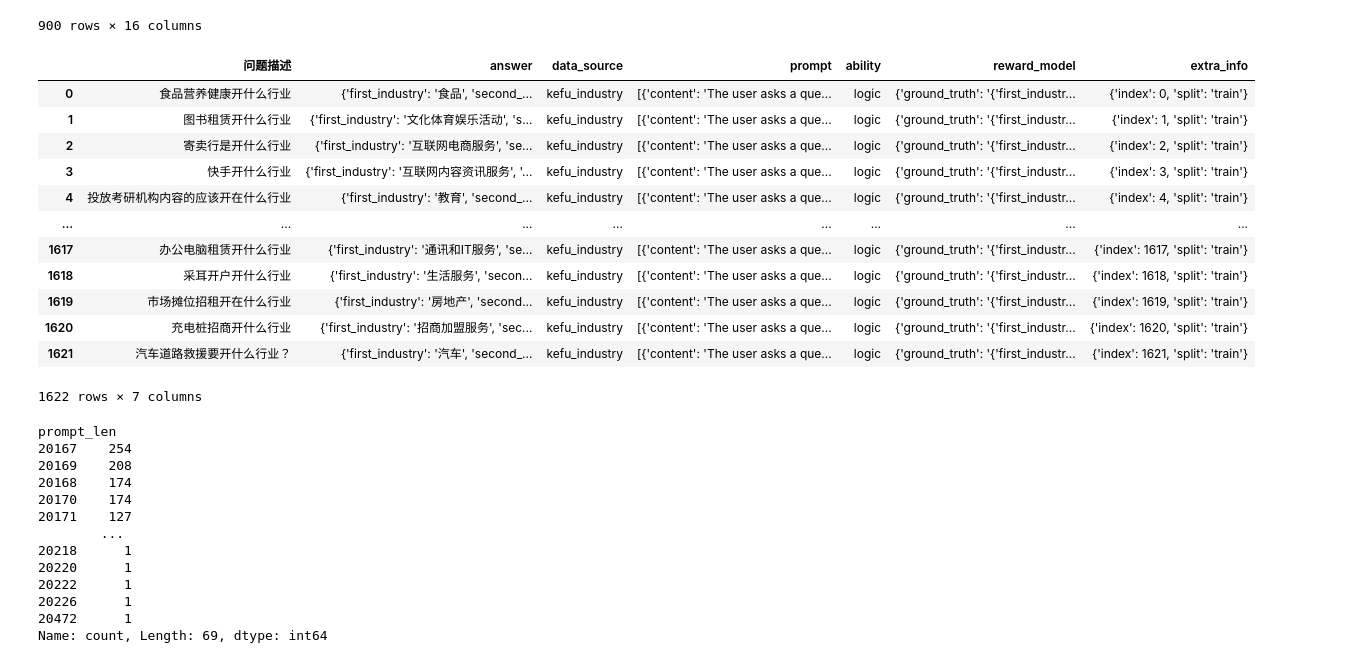
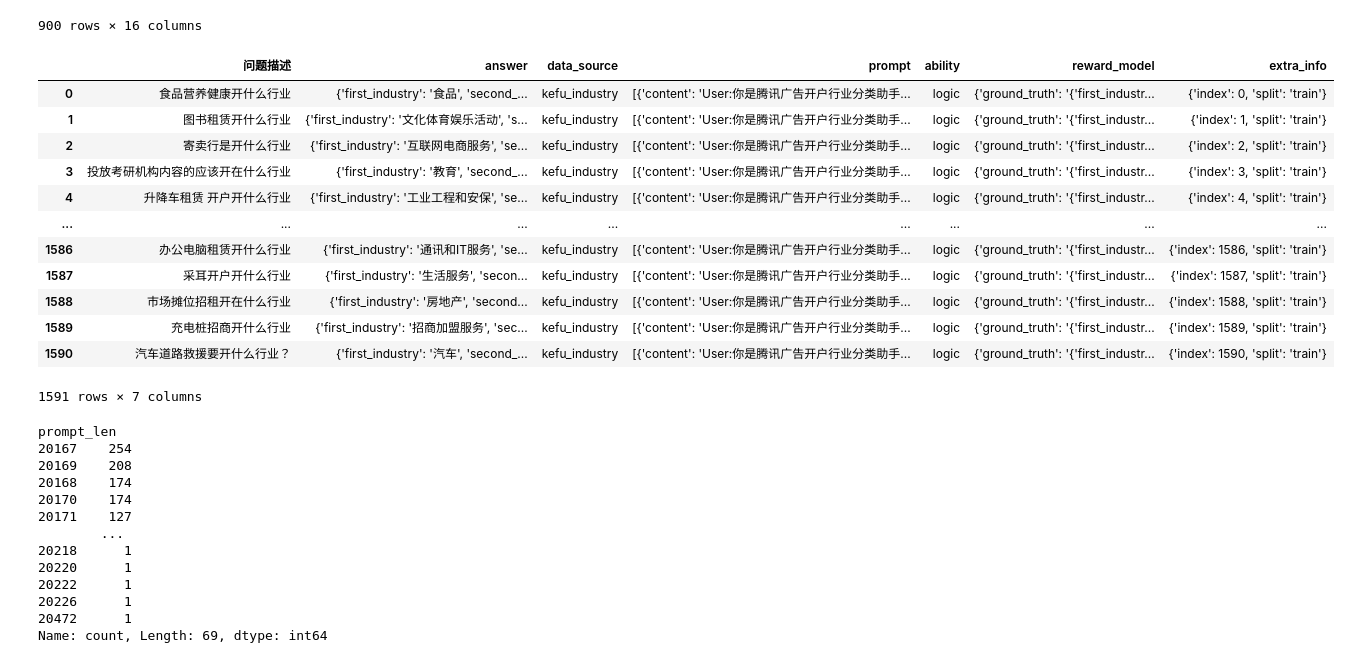
Before and after one commit to yenanjing/OpenZero, a Jupyter notebook: examples/data_preprocess/open_industry.ipynb, the cells around one changed output. Drawn from its saved outputs; the diff is of its cells as text; code cells hidden in the pictures.

```diff
--- a/examples/data_preprocess/open_industry.ipynb
+++ b/examples/data_preprocess/open_industry.ipynb
@@ -216,28 +216,28 @@ df
 # %%
 import pandas as pd
 
 # 使用pyarrow引擎读取Parquet文件
-df = pd.read_parquet('/Users/wenweili/PycharmProjects/OpenZero/data/open_industry/v1/train.parquet', engine='pyarrow')
+df = pd.read_parquet('/Users/wenweili/PycharmProjects/OpenZero/data/open_industry/v4/train.parquet', engine='pyarrow')
 
 # 或者使用fastparquet引擎读取Parquet文件
 # df = pd.read_parquet('你的文件路径.parquet', engine='fastparquet')
 
 # 查看数据的前几行
 df
 # %% [output]
 |  | 问题描述 | answer | data_source | prompt | ability | reward_model | extra_info |
-| 0 | 食品营养健康开什么行业 | {'first_industry': '食品', 'second_... | kefu_industry | [{'content': 'The user asks a que... | logic | {'ground_truth': '{'first_industr... | {'index': 0, 'split': 'train'} |
-| 1 | 图书租赁开什么行业 | {'first_industry': '文化体育娱乐活动', 's... | kefu_industry | [{'content': 'The user asks a que... | logic | {'ground_truth': '{'first_industr... | {'index': 1, 'split': 'train'} |
-| 2 | 寄卖行是开什么行业 | {'first_industry': '互联网电商服务', 'se... | kefu_industry | [{'content': 'The user asks a que... | logic | {'ground_truth': '{'first_industr... | {'index': 2, 'split': 'train'} |
-| 3 | 快手开什么行业 | {'first_industry': '互联网内容资讯服务', '... | kefu_industry | [{'content': 'The user asks a que... | logic | {'ground_truth': '{'first_industr... | {'index': 3, 'split': 'train'} |
-| 4 | 投放考研机构内容的应该开在什么行业 | {'first_industry': '教育', 'second_... | kefu_industry | [{'content': 'The user asks a que... | logic | {'ground_truth': '{'first_industr... | {'index': 4, 'split': 'train'} |
+| 0 | 食品营养健康开什么行业 | {'first_industry': '食品', 'second_... | kefu_industry | [{'content': 'User:你是腾讯广告开户行业分类助手... | logic | {'ground_truth': '{'first_industr... | {'index': 0, 'split': 'train'} |
+| 1 | 图书租赁开什么行业 | {'first_industry': '文化体育娱乐活动', 's... | kefu_industry | [{'content': 'User:你是腾讯广告开户行业分类助手... | logic | {'ground_truth': '{'first_industr... | {'index': 1, 'split': 'train'} |
+| 2 | 寄卖行是开什么行业 | {'first_industry': '互联网电商服务', 'se... | kefu_industry | [{'content': 'User:你是腾讯广告开户行业分类助手... | logic | {'ground_truth': '{'first_industr... | {'index': 2, 'split': 'train'} |
+| 3 | 投放考研机构内容的应该开在什么行业 | {'first_industry': '教育', 'second_... | kefu_industry | [{'content': 'User:你是腾讯广告开户行业分类助手... | logic | {'ground_truth': '{'first_industr... | {'index': 3, 'split': 'train'} |
+| 4 | 升降车租赁 开户开什么行业 | {'first_industry': '工业工程和安保', 'se... | kefu_industry | [{'content': 'User:你是腾讯广告开户行业分类助手... | logic | {'ground_truth': '{'first_industr... | {'index': 4, 'split': 'train'} |
 | ... | ... | ... | ... | ... | ... | ... | ... |
-| 1617 | 办公电脑租赁开什么行业 | {'first_industry': '通讯和IT服务', 'se... | kefu_industry | [{'content': 'The user asks a que... | logic | {'ground_truth': '{'first_industr... | {'index': 1617, 'split': 'train'} |
-| 1618 | 采耳开户开什么行业 | {'first_industry': '生活服务', 'secon... | kefu_industry | [{'content': 'The user asks a que... | logic | {'ground_truth': '{'first_industr... | {'index': 1618, 'split': 'train'} |
-| 1619 | 市场摊位招租开在什么行业 | {'first_industry': '房地产', 'second... | kefu_industry | [{'content': 'The user asks a que... | logic | {'ground_truth': '{'first_industr... | {'index': 1619, 'split': 'train'} |
-| 1620 | 充电桩招商开什么行业 | {'first_industry': '招商加盟服务', 'sec... | kefu_industry | [{'content': 'The user asks a que... | logic | {'ground_truth': '{'first_industr... | {'index': 1620, 'split': 'train'} |
-| 1621 | 汽车道路救援要开什么行业？ | {'first_industry': '汽车', 'second_... | kefu_industry | [{'content': 'The user asks a que... | logic | {'ground_truth': '{'first_industr... | {'index': 1621, 'split': 'train'} |
+| 1586 | 办公电脑租赁开什么行业 | {'first_industry': '通讯和IT服务', 'se... | kefu_industry | [{'content': 'User:你是腾讯广告开户行业分类助手... | logic | {'ground_truth': '{'first_industr... | {'index': 1586, 'split': 'train'} |
+| 1587 | 采耳开户开什么行业 | {'first_industry': '生活服务', 'secon... | kefu_industry | [{'content': 'User:你是腾讯广告开户行业分类助手... | logic | {'ground_truth': '{'first_industr... | {'index': 1587, 'split': 'train'} |
+| 1588 | 市场摊位招租开在什么行业 | {'first_industry': '房地产', 'second... | kefu_industry | [{'content': 'User:你是腾讯广告开户行业分类助手... | logic | {'ground_truth': '{'first_industr... | {'index': 1588, 'split': 'train'} |
+| 1589 | 充电桩招商开什么行业 | {'first_industry': '招商加盟服务', 'sec... | kefu_industry | [{'content': 'User:你是腾讯广告开户行业分类助手... | logic | {'ground_truth': '{'first_industr... | {'index': 1589, 'split': 'train'} |
+| 1590 | 汽车道路救援要开什么行业？ | {'first_industry': '汽车', 'second_... | kefu_industry | [{'content': 'User:你是腾讯广告开户行业分类助手... | logic | {'ground_truth': '{'first_industr... | {'index': 1590, 'split': 'train'} |
-1622 rows × 7 columns
+1591 rows × 7 columns
 # %%
 df['prompt_len'] = df['prompt'].apply(lambda x: len(x[0]["content"]))
 df.value_counts("prompt_len")
```
Also changed, not shown: 3 other files.
